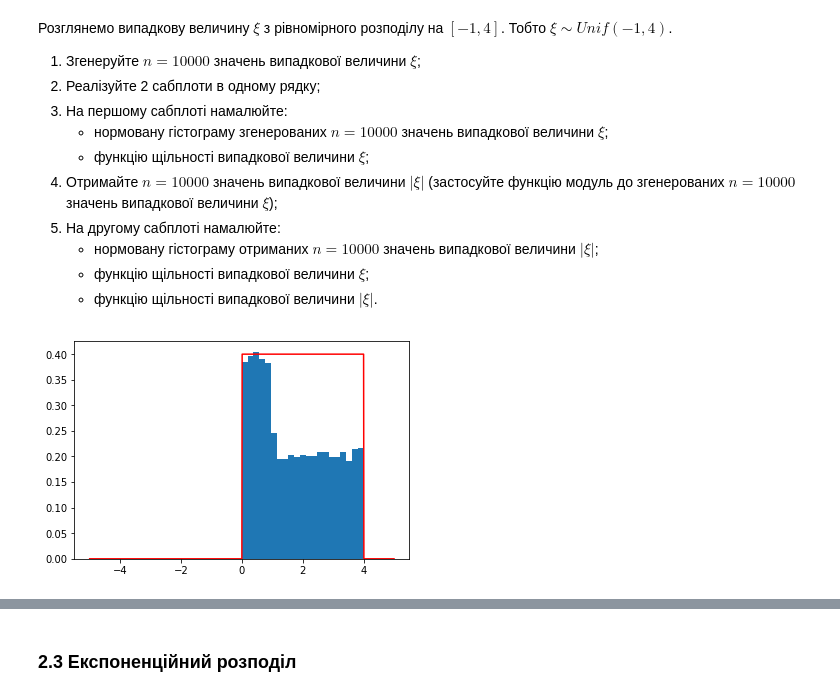
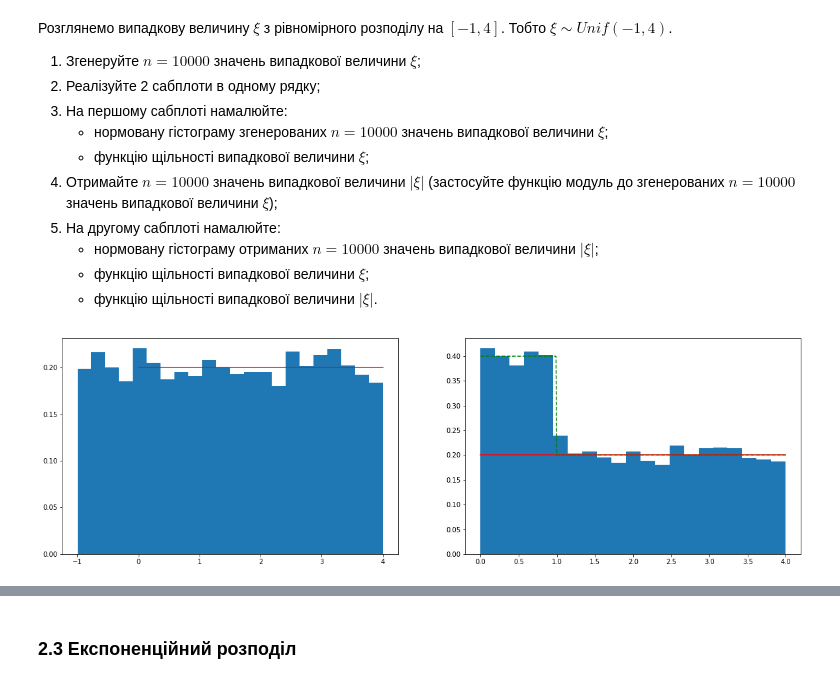
Before and after one commit to mikke-172/probability_homework7, a Jupyter notebook: Лабораторне заняття 7.ipynb, the cells around one changed output, grey strips where cells are left out. Cells and saved outputs as stored; diff of their text form; code cells hidden in the pictures.

```diff
--- a/Лабораторне заняття 7.ipynb
+++ b/Лабораторне заняття 7.ipynb
@@ -195,24 +205,20 @@ plt.show()
    - нормовану гістограму отриманих $n = 10000$ значень випадкової величини $|\xi|$;
    - функцію щільності випадкової величини $\xi$;
    - функцію щільності випадкової величини $|\xi|$.
-# %%
-# Місце для Вашого коду
-
-# Місце для Вашого коду
-xi=uniform(loc=-1, scale=5)
-#eta=uniform()
-
-
-
-x=np.arange(-5, 5+0.01, 0.01)
-y=xi.pdf(x)
-xi_rvs=xi.rvs(10000)
-f_xi_rvs=np.abs(xi_rvs)
-plt.hist(f_xi_rvs, normed=True, bins='auto')
-
-#plt.plot(x, y, 'g')
-plt.plot(x, f(x), 'r')
-
-plt.show()
-# %% [output]
-[figure, removed]
+# %%
+xi=uniform(loc=-1, scale=5)
+x=np.arange(0, 4+0.01, 0.01)
+y=xi.pdf(x)
+rvs=xi.rvs(10000)
+fig, axs=plt.subplots(1, 2, figsize=(20, 6))
+axs[0].hist(rvs, normed=True, bins='auto')#axs[0].hist(rvs, dencity=True, bins='auto')
+axs[0].plot(x, y, 'r')
+f_rvs=np.abs(rvs)
+def f(x):
+    return[0 if el<0 else 2*xi.pdf(el)  if el<1 else xi.pdf(el) for el in x]
+axs[1].hist(f_rvs, normed=True, bins=8)#axs[0].hist(rvs, dencity=True, bins='auto')
+axs[1].plot(x, y, 'r')
+axs[1].plot(x, f(x), 'g--')
+plt.show()
+# %% [output]
+[figure, added]
```
Also changed, not shown: parts of 11 cells of this notebook.
